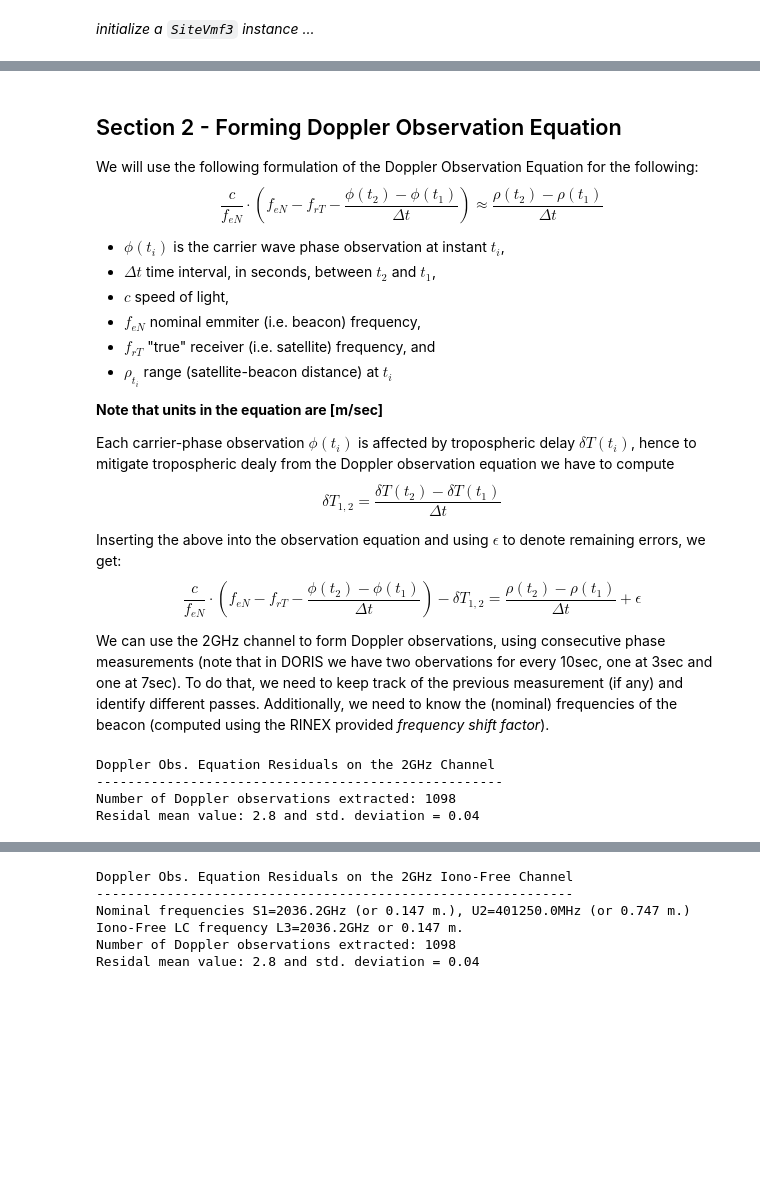
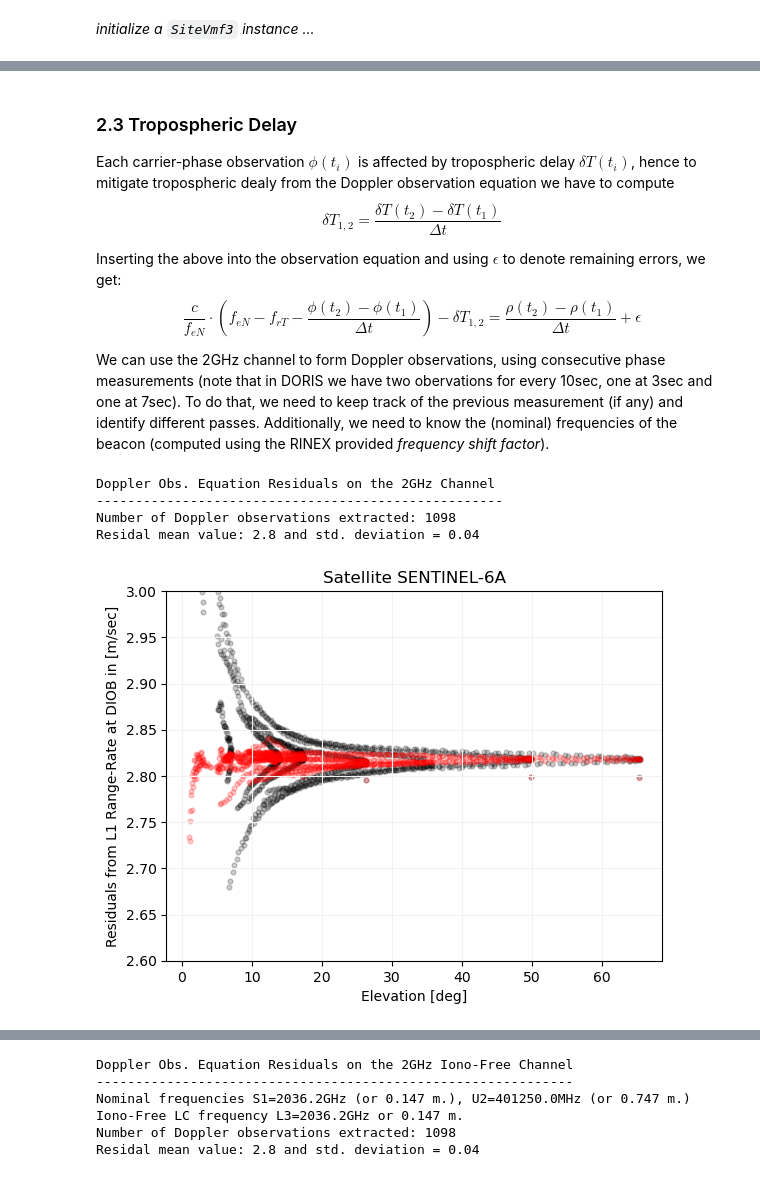
Before and after one commit to DSOlab/AcademicSoftware, a Jupyter notebook: JupiterLab/doris_days/obsequation/observation_equation.ipynb, the cells around one changed output, grey strips where cells are left out. Saved outputs shown, nothing was run; the diff lists cells and outputs as text; code cells hidden in the pictures; blank space fills up the shorter version.

```diff
--- a/JupiterLab/doris_days/obsequation/observation_equation.ipynb
+++ b/JupiterLab/doris_days/obsequation/observation_equation.ipynb
@@ -66,20 +322,5 @@ vmf = SiteVmf3(vmf3_data, [site_name])
 # %% [markdown]
-## Section 2 - Forming Doppler Observation Equation
-
-We will use the following formulation of the Doppler Observation Equation for the following:
-$$
-\frac{c}{f_{eN}} \cdot (f_{eN} - f_{rT} - \frac{\phi (t_2) - \phi (t_1)}{\Delta t})
-\approx \frac{\rho (t_2) - \rho (t_1)}{\Delta t}
-$$
-
-- $\phi (t_i)$ is the carrier wave phase observation at instant $t_i$,
-- $\Delta t$ time interval, in seconds, between $t_2$ and $t_1$,
-- $c$ speed of light,
-- $f_{eN}$ nominal emmiter (i.e. beacon) frequency,
-- $f_{rT}$ "true" receiver (i.e. satellite) frequency, and
-- $\rho _{t_i}$ range (satellite-beacon distance) at $t_i$
-
-**Note that units in the equation are [m/sec]**
+### 2.3 Tropospheric Delay
 
 Each carrier-phase observation $\phi (t_i)$ is affected by tropospheric delay $\delta T(t_i)$, hence to mitigate tropospheric dealy from the Doppler observation equation we have to compute
 $$
@@ -94,7 +335,7 @@ $$
 
 We can use the 2GHz channel to form Doppler observations, using consecutive phase measurements (note that in DORIS we have two obervations for every 10sec, one at 3sec and one at 7sec). To do that, we need to keep track of the previous measurement (if any) and identify different passes. Additionally, we need to know the (nominal) frequencies of the beacon (computed using the RINEX provided *frequency shift factor*).
 # %%
-# Section 2 – Preprocess Doppler observations on L2GHz
+# Section 2.3 – Preprocess Doppler observations on L2GHz
 # ----------------------------------------------------
 
 # Helper variables to assist analysis
@@ -139,7 +380,7 @@ for block in rnx:
                 pass_nr += 1 if pass_nr > 0 else 0
 
             # Satellite position at signal reception time; store into an array
-            satx, saty, satz, _ = intrp.sat_at('L40', tai)
+            satx, saty, satz, _ = intrp.sat_at(sat_id, tai)
             rsat = np.array([satx, saty, satz])
 
             # compute elevation
@@ -161,31 +402,40 @@ for block in rnx:
                 if tai_prev is not None and (tai-tai_prev).total_seconds() <= 10.:
                     # delta time between this and previous obs, in [sec]
                     dt = float((tai-tai_prev).total_nanoseconds()) * 1e-9
                     # measured part of the obs. equation
                     rr_observed = -(C / feN) * (feN - frT - (L2ghz-cp_prev)/dt)
                     # computed part of the obs. equation
                     rr_computed = (np.linalg.norm(rsat-rsta) - np.linalg.norm(rsat_prev-rsta) + (dtropo-dtropo_prev)) / dt
                     # store results
                     residuals.append(rr_observed-rr_computed)
                     epochs.append(tai)
                     elevations.append(el)
 
                 # prepare for next measurement
                 tai_prev    = tai
                 cp_prev     = L2ghz
                 dtropo_prev = dtropo
                 rsat_prev   = rsat
 
 # short report
 print("Doppler Obs. Equation Residuals on the 2GHz Channel")
 print("----------------------------------------------------")
 print(f"Number of Doppler observations extracted: {len(residuals)}")
 print(f"Residal mean value: {np.mean(residuals):.1f} and std. deviation = {np.std(residuals):.2f}")
+plt.scatter([np.degrees(el) for el in elevations_sec22], residuals_sec22, alpha=0.2, s=12, c='black')
+plt.scatter([np.degrees(el) for el in elevations], residuals, alpha=0.2, s=12, c='red')
+plt.grid(color='0.95')
+plt.ylabel(f"Residuals from L1 Range-Rate at {site_name} in [m/sec]")
+plt.title(f"Satellite {rnx.sat_name}")
+plt.xlabel("Elevation [deg]")
+plt.ylim(2.6, 3.0)
+plt.show()
 
 # keep residuals for reference
-residuals_sec2 = residuals; epochs_sec2 = epochs; elevations_sec2 = elevations;
+residuals_sec23 = residuals; epochs_sec23 = epochs; elevations_sec23 = elevations;
 # %% [output]
 Doppler Obs. Equation Residuals on the 2GHz Channel
 ----------------------------------------------------
 Number of Doppler observations extracted: 1098
 Residal mean value: 2.8 and std. deviation = 0.04
+[figure, added]
```
Also changed, not shown: parts of 17 cells of this notebook, 1 other file.
